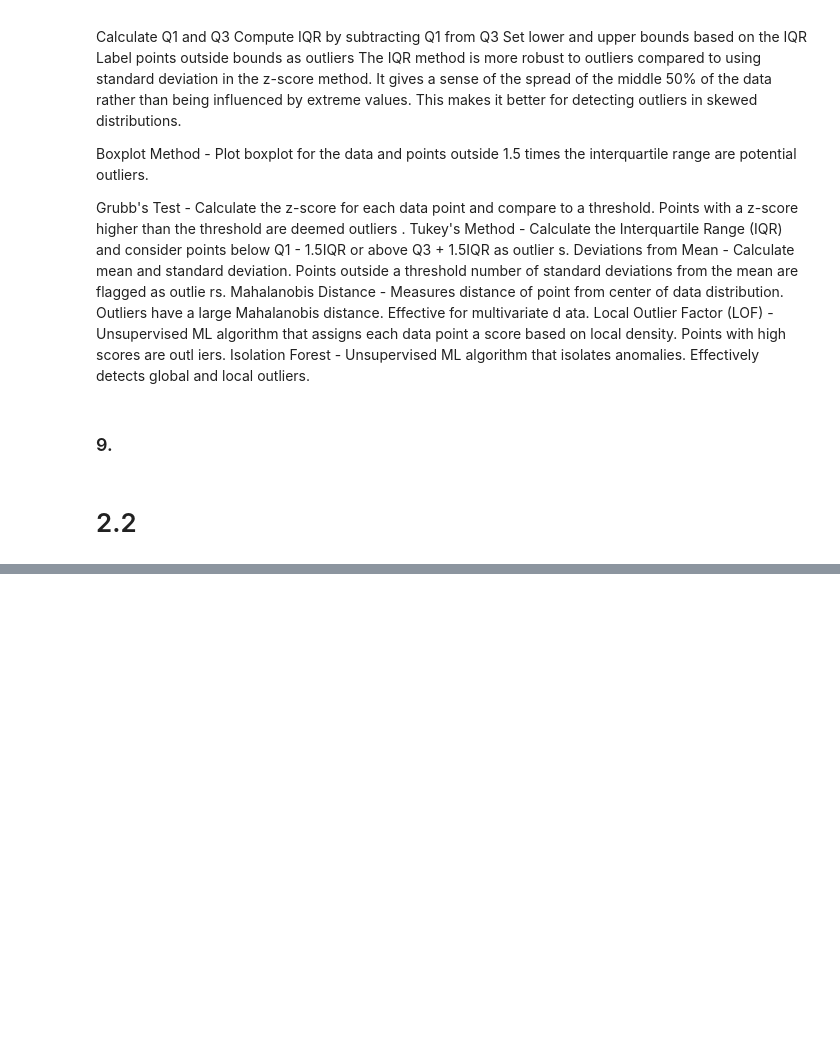
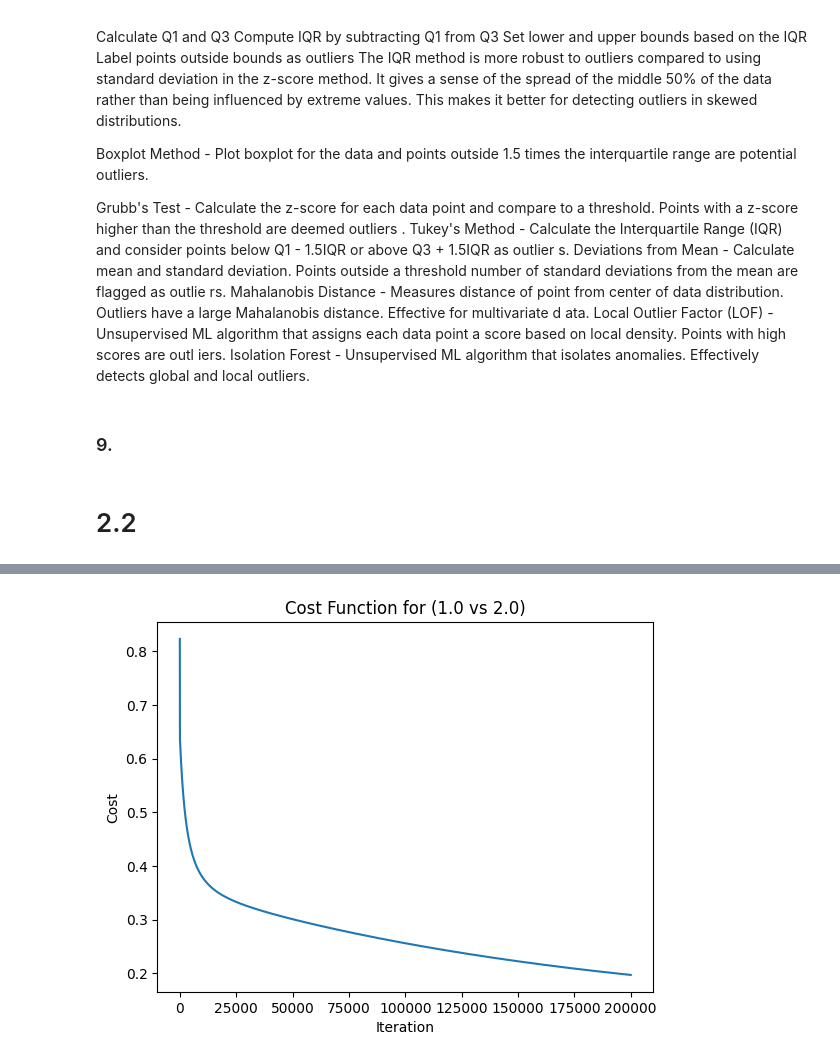
Before and after one commit to itsatefe/Pattern-Recognition, a Jupyter notebook: HW2/Multiclass Classification using Logestic Regression/DataLoad.ipynb, the cells around one changed output, grey strips where cells are left out. Cells and saved outputs as stored; diff of their text form; code cells hidden in the pictures; blank space fills up the shorter version.

Commit message:
add  multi-classifier

```diff
--- a/HW2/Multiclass Classification using Logestic Regression/DataLoad.ipynb
+++ b/HW2/Multiclass Classification using Logestic Regression/DataLoad.ipynb
@@ -109,13 +78,0 @@ Name: 6, dtype: float64
-# %%
-outliers1 = {}
-outliers2 = {}
-outliers3 = {}
-for i in data.shape[0] :
-    for j in range [0,2] :
-         if data.iloc[j,-1] :
-             z_scores = np.abs(stats.zscore(data[column]))
-             threshold = 2.75
-             outliers1[column] = data[column][z_scores > threshold]
-
-
-print (outliers1)
@@ -341,0 +265,77 @@ ova_classifiers_summary
+# %%
+
+from functions1 import logistic_regression, predict, accuracy
+
+# Function to load data
+def load_data(file_path):
+    data = np.loadtxt(file_path, delimiter='\t')  # Assuming tab-delimited data
+    X = data[:, :-1]  # Features
+    y = data[:, -1]  # Labels
+    return X, y
+
+# Function to train and plot logistic regression
+def train_and_plot(X, y, class_label, iterations=1000, learning_rate=0.001):
+    weights, bias, cost_history = logistic_regression(X, y, iterations, learning_rate)
+
+    # Plot cost function
+    plt.figure()
+    plt.plot(range(len(cost_history)), cost_history)
+    plt.title(f'Cost Function for {class_label}')
+    plt.xlabel('Iteration')
+    plt.ylabel('Cost')
+    plt.show()
+
+    # Report convergence iteration
+    convergence_iteration = len(cost_history)
+    print(f'Convergence Iteration for {class_label}: {convergence_iteration}')
+
+    return weights, bias, cost_history[-1]
+
+# Implementing OvO classification
+def ovo_classification(X, y, iterations=200000, learning_rate=0.001):
+    classes = np.unique(y)
+    classifiers = {}
+
+    for i in range(len(classes)):
+        for j in range(i + 1, len(classes)):
+            class1, class2 = classes[i], classes[j]
+            idx = np.where((y == class1) | (y == class2))
+            X_pair, y_pair = X[idx], y[idx]
+            y_binary = np.where(y_pair == class1, 1, 0)
+
+            weights, bias, last_cost = train_and_plot(X_pair, y_binary, f'({class1} vs {class2})', iterations, learning_rate)
+            classifiers[(class1, class2)] = (weights, bias, last_cost)
+
+    return classifiers
+
+# Implementing OvA classification
+def ova_classification(X, y, iterations=1000, learning_rate=0.001):
+    classes = np.unique(y)
+    classifiers = {}
+
+    for class_ in classes:
+        y_binary = np.where(y == class_, 1, 0)
+        weights, bias, last_cost = train_and_plot(X, y_binary, f'Class {class_}', iterations, learning_rate)
+        classifiers[class_] = (weights, bias, last_cost)
+
+    return classifiers
+
+# Main function for executing classifications
+def main():
+    # Load data
+    X, y = load_data('data.txt')  # Replace with your data file path
+
+    # Train OvO and OvA classifiers
+    ovo_classifiers = ovo_classification(X, y)
+    ova_classifiers = ova_classification(X, y)
+
+    # Output summaries
+    ovo_summary = {k: (v[0].shape, v[1], v[2]) for k, v in ovo_classifiers.items()}
+    ova_summary = {k: (v[0].shape, v[1], v[2]) for k, v in ova_classifiers.items()}
+
+    return ovo_summary, ova_summary
+
+# Execute main function and get classifier summaries
+ovo_summary, ova_summary = main()
+# %% [output]
+[figure, added]
```
Also changed, not shown: parts of 33 cells of this notebook, 2 other files.
